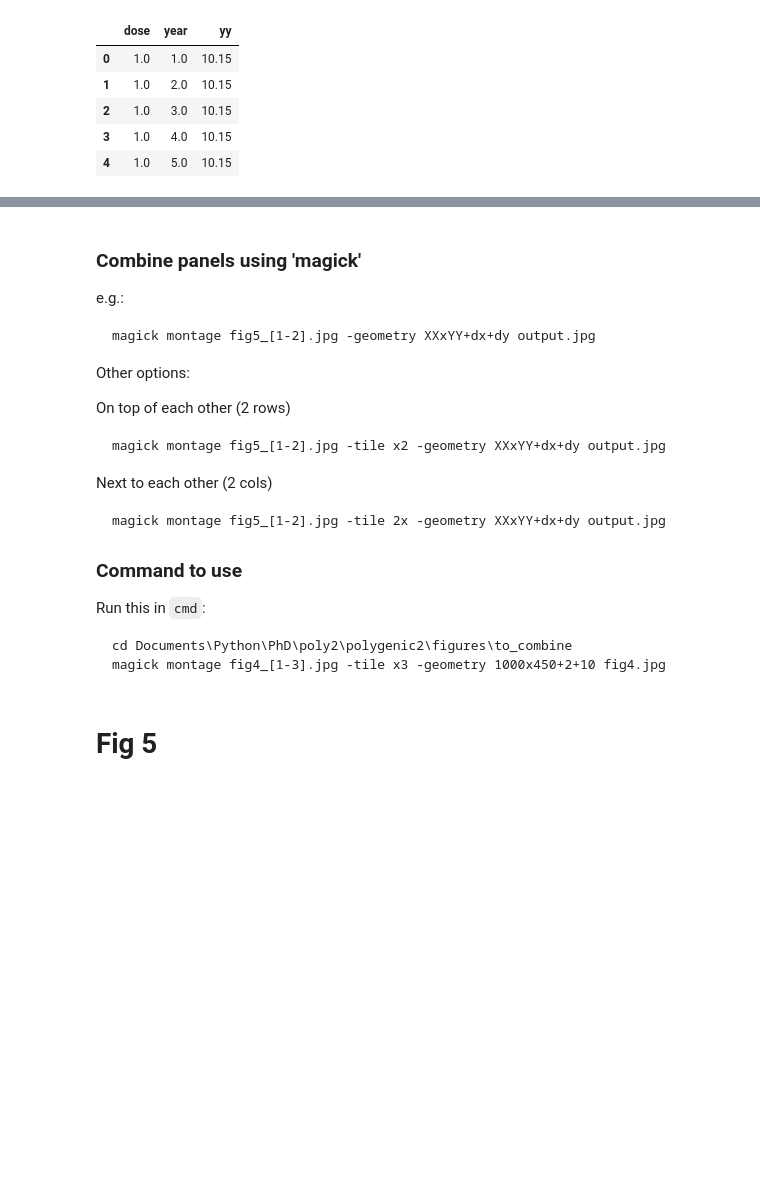
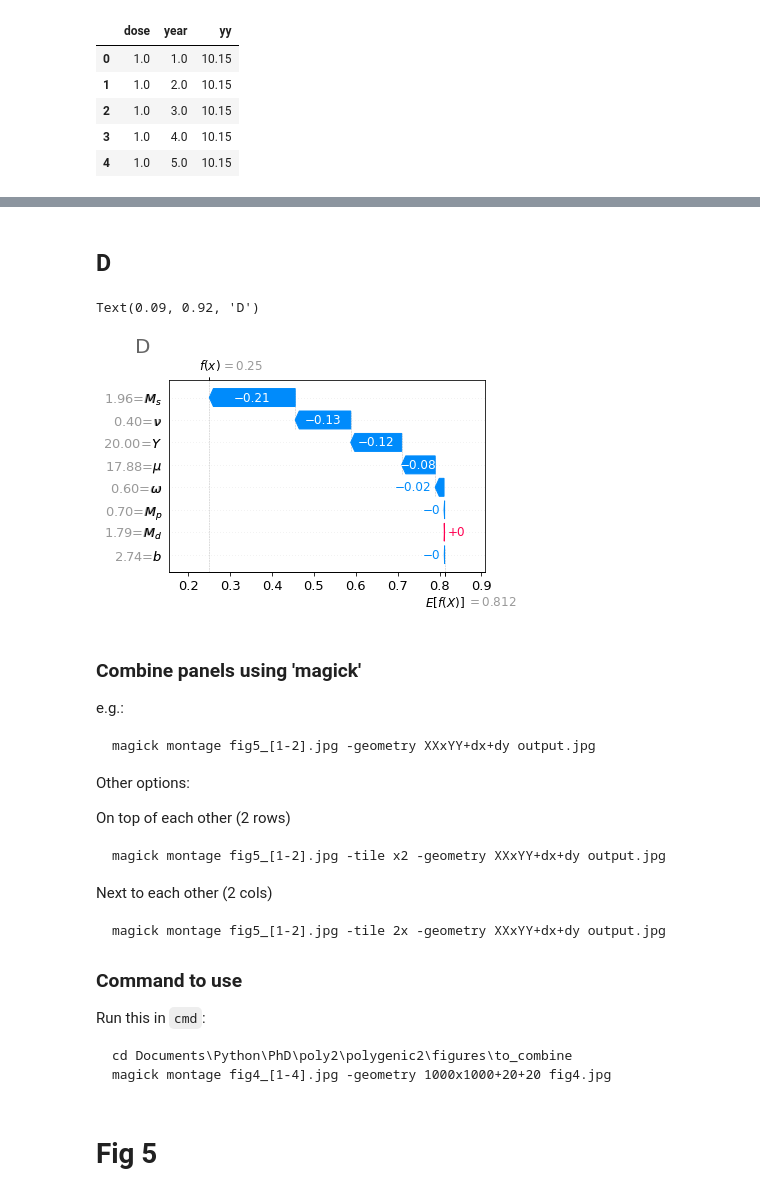
Before and after one commit to nt409/quant-res-doses, a Jupyter notebook: notebooks/10456_fig456.ipynb, the cells around one changed output, grey strips where cells are left out. Drawn from its saved outputs; the diff is of its cells as text; code cells hidden in the pictures; blank space fills up the shorter version.

````diff
--- a/notebooks/10456_fig456.ipynb
+++ b/notebooks/10456_fig456.ipynb
@@ -463,0 +497,73 @@ f.savefig('../figures/to_combine/fig4_3.jpg', dpi=300, bbox_inches="tight")
+# %% [markdown]
+## D
+# %%
+plt.close('all')
+
+shap.plots.waterfall(
+    shap_values[19],
+    max_display=MAX_DISPLAY,
+    show=False,
+)
+
+f = plt.gcf()
+ax = plt.gca()
+
+
+f.patch.set_facecolor('white')
+
+ax.spines['bottom'].set_visible(True)
+ax.spines['left'].set_visible(True)
+ax.spines['top'].set_visible(True)
+ax.spines['right'].set_visible(True)
+
+
+labels=[
+    r'$b$',
+    r'$M_d$',
+    r'$M_p$',
+    r'$\omega$',
+    r'$\mu$',
+    r'$Y$',
+    r'$\nu$',
+    r'$M_s$',
+]*2
+
+names=[
+    'b',
+    'dec_rate',
+    'm_prop',
+    'asymp',
+    'mu',
+    'year',
+    'ME_mean',
+    'm_scale',
+]*2
+
+ticklabels = [
+    f'{shap_values[19, names[ii]].data:.2f}={labels[ii]}'
+    if ii <8 else
+    f'{labels[ii-8]}'
+    # for ii in range(8)
+    for ii in range(16)
+]
+
+ax.set_yticklabels(ticklabels)
+
+
+f.set_figwidth(WIDTH_C_D)
+f.set_figheight(HEIGHT)
+
+f.tight_layout(rect=C_D_loc)
+
+plt.annotate(
+    'D',
+    annot_pos,
+    xycoords='figure fraction',
+    color=(0.4, 0.4, 0.4),
+    size=20,
+)
+
+# f
+# %% [output]
+Text(0.09, 0.92, 'D')
+[figure, added]
@@ -484,7 +592,7 @@ magick montage fig5_[1-2].jpg -tile 2x -geometry XXxYY+dx+dy output.jpg
 Run this in `cmd`:
 ```
 cd Documents\Python\PhD\poly2\polygenic2\figures\to_combine
-magick montage fig4_[1-3].jpg -tile x3 -geometry 1000x450+2+10 fig4.jpg
+magick montage fig4_[1-4].jpg -geometry 1000x1000+20+20 fig4.jpg
 ```
 # %% [markdown]
 # Fig 5
````
Also changed, not shown: parts of 21 cells of this notebook, 3 other files.
